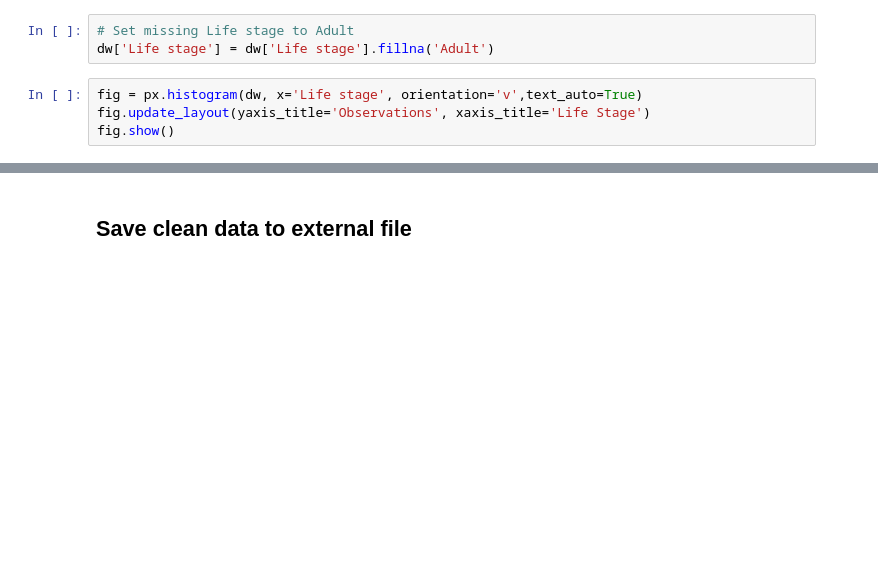
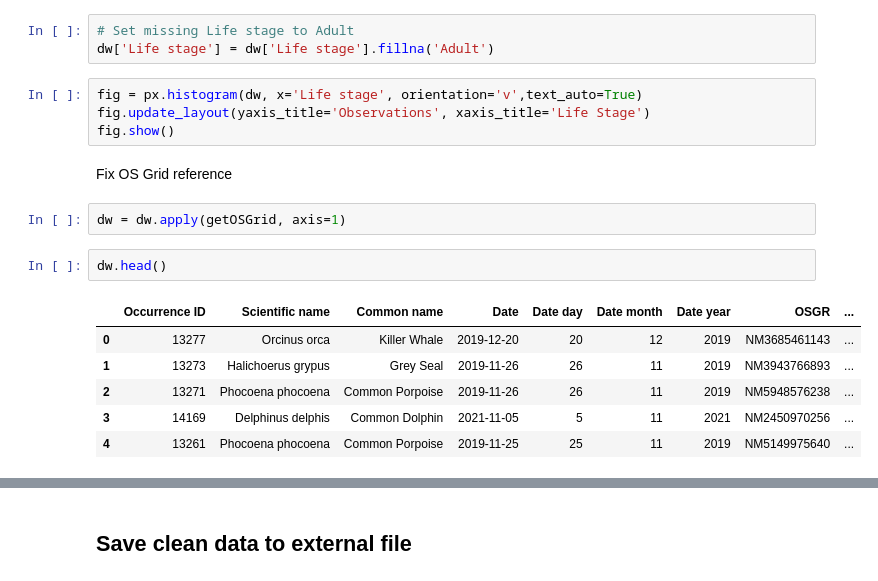
Before and after one commit to JasonMuteham/HWDT, a Jupyter notebook: HWDT Data Wrangle.ipynb, the cells around one changed output, grey strips where cells are left out. Drawn from its saved outputs; the diff is of its cells as text; blank space fills up the shorter version.

```diff
--- a/HWDT Data Wrangle.ipynb
+++ b/HWDT Data Wrangle.ipynb
@@ -108,3 +129,16 @@ dw['Life stage'] = dw['Life stage'].fillna('Adult')
 fig = px.histogram(dw, x='Life stage', orientation='v',text_auto=True)
 fig.update_layout(yaxis_title='Observations', xaxis_title='Life Stage')
 fig.show()
+# %% [markdown]
+Fix OS Grid reference
+# %%
+dw = dw.apply(getOSGrid, axis=1)
+# %%
+dw.head()
+# %% [output]
+|  | Occurrence ID | Scientific name | Common name | Date | Date day | Date month | Date year | OSGR | ... |
+| 0 | 13277 | Orcinus orca | Killer Whale | 2019-12-20 | 20 | 12 | 2019 | NM3685461143 | ... |
+| 1 | 13273 | Halichoerus grypus | Grey Seal | 2019-11-26 | 26 | 11 | 2019 | NM3943766893 | ... |
+| 2 | 13271 | Phocoena phocoena | Common Porpoise | 2019-11-26 | 26 | 11 | 2019 | NM5948576238 | ... |
+| 3 | 14169 | Delphinus delphis | Common Dolphin | 2021-11-05 | 5 | 11 | 2021 | NM2450970256 | ... |
+| 4 | 13261 | Phocoena phocoena | Common Porpoise | 2019-11-25 | 25 | 11 | 2019 | NM5149975640 | ... |
```
Also changed, not shown: parts of 12 cells of this notebook, 3 other files.
